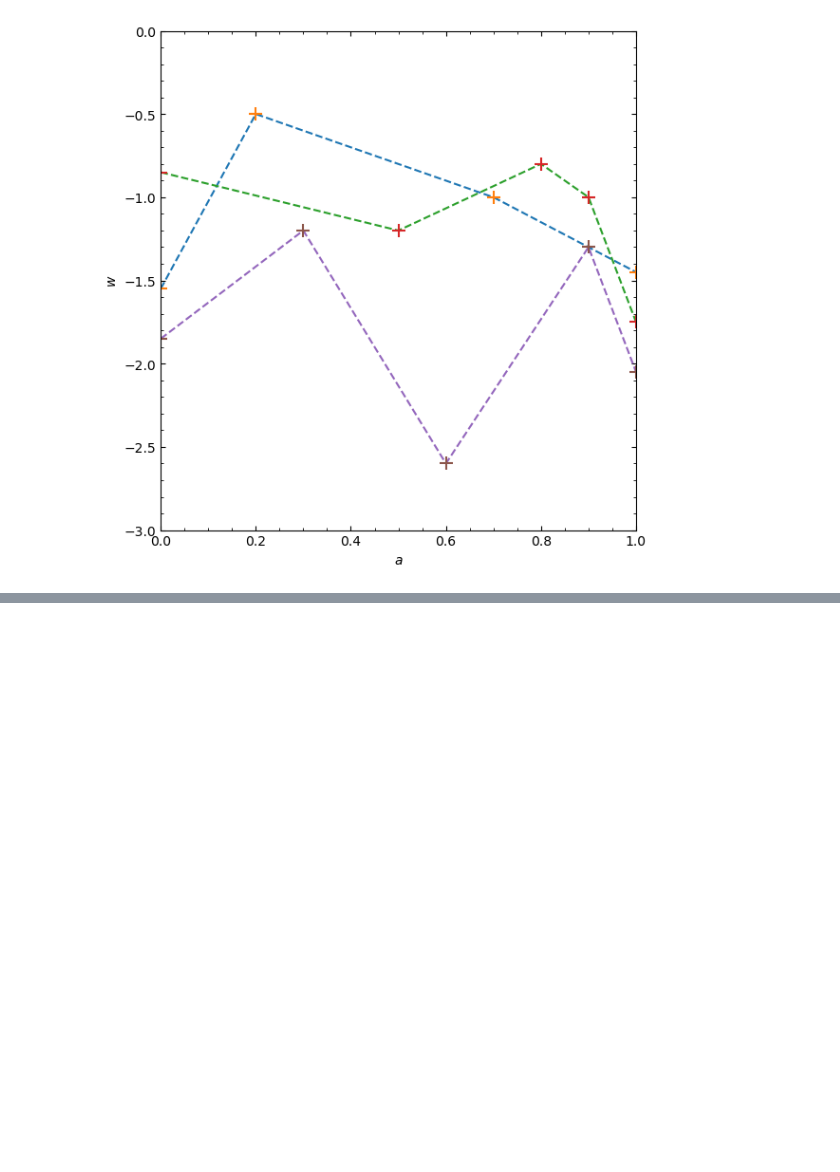
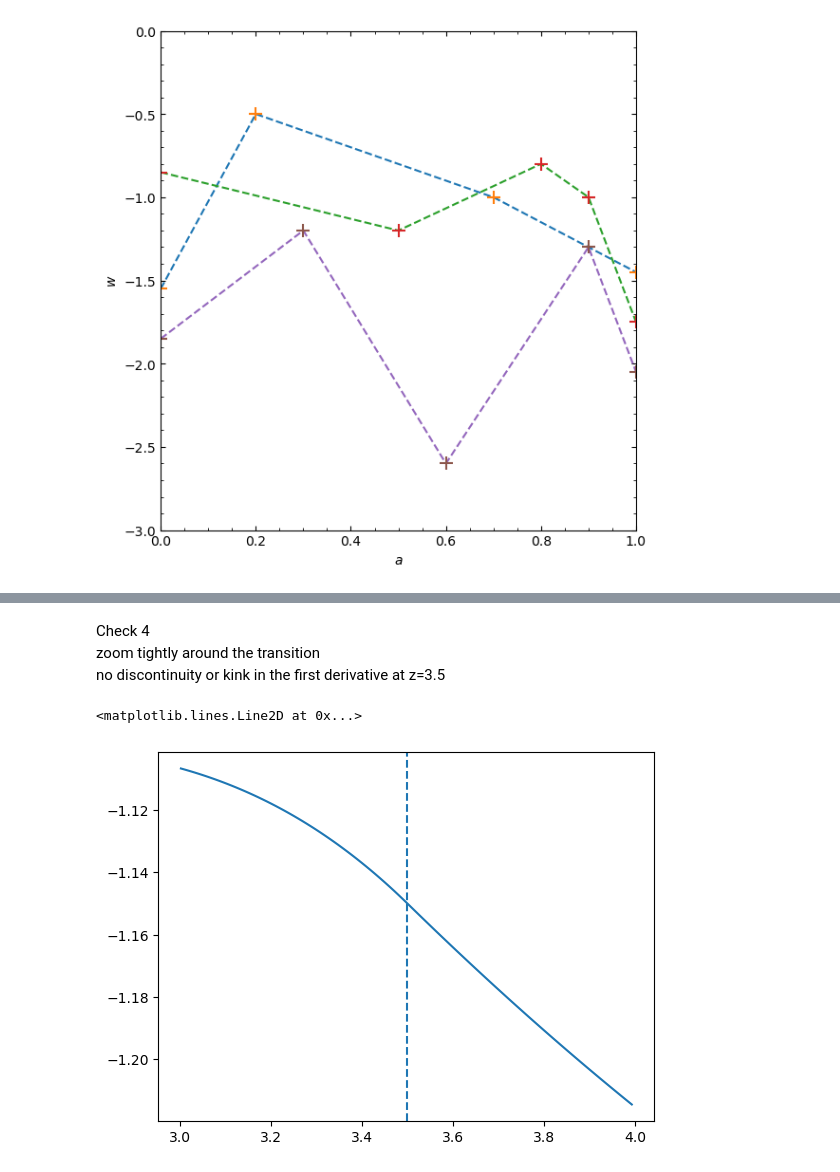
Before and after one commit to diogohf/CAMBv2LateDE, a Jupyter notebook: docs/test_latede.ipynb, the cells around one changed output, grey strips where cells are left out. Saved outputs shown, nothing was run; the diff lists cells and outputs as text; code cells hidden in the pictures; blank space fills up the shorter version.

```diff
--- a/docs/test_latede.ipynb
+++ b/docs/test_latede.ipynb
@@ -239,0 +343,15 @@ plt.show()
+# %% [markdown]
+Check 4
+zoom tightly around the transition
+no discontinuity or kink in the first derivative at z=3.5
+# %%
+mask = (redshift > 3.0) & (redshift < 4.0)
+
+plt.plot(
+    redshift[mask],
+    wde_cheb[mask]
+)
+plt.axvline(3.5, ls="--")
+# %% [output]
+<matplotlib.lines.Line2D at 0x...>
+[figure, added]
```
Also changed, not shown: parts of 10 cells of this notebook, 1 other file.
